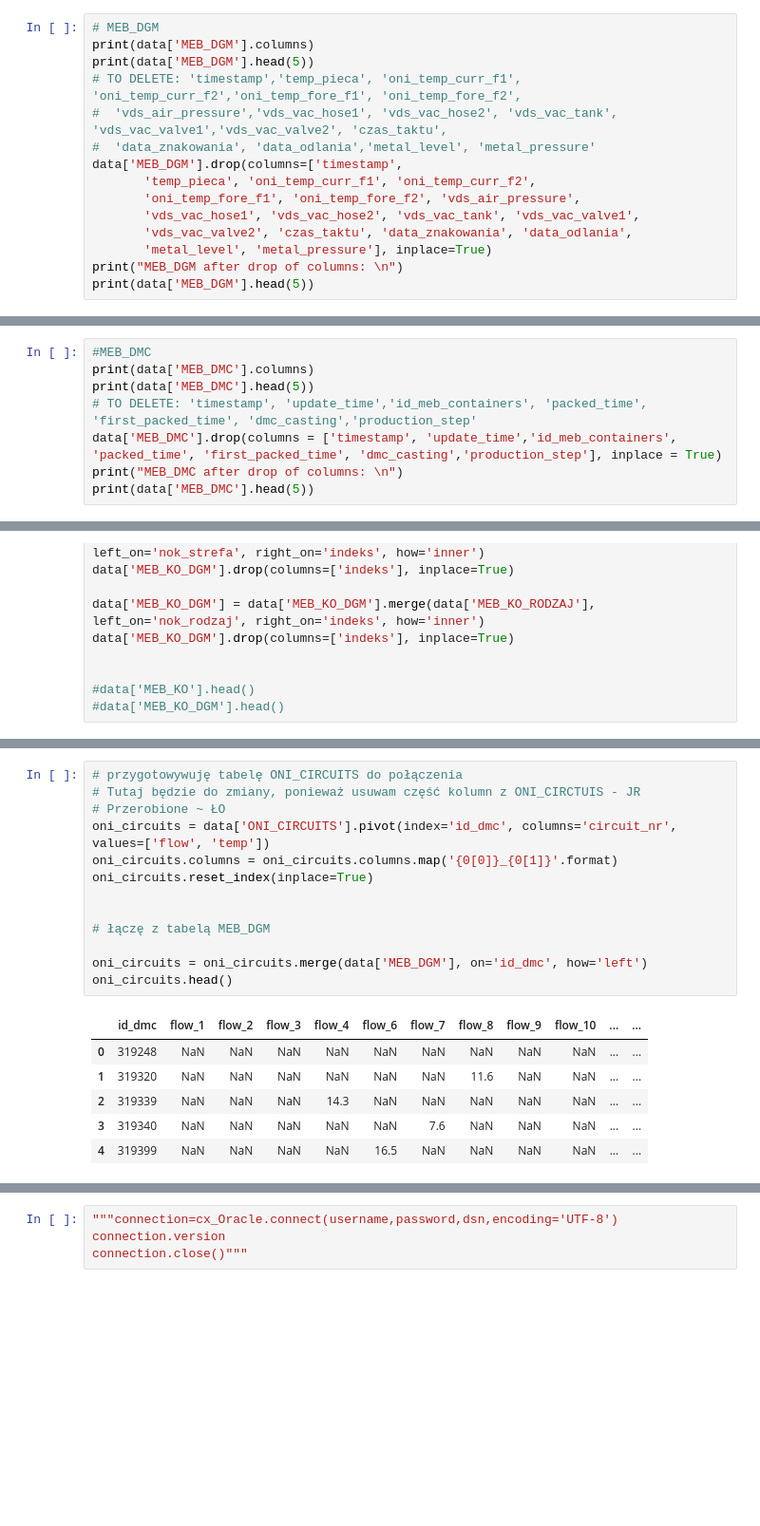
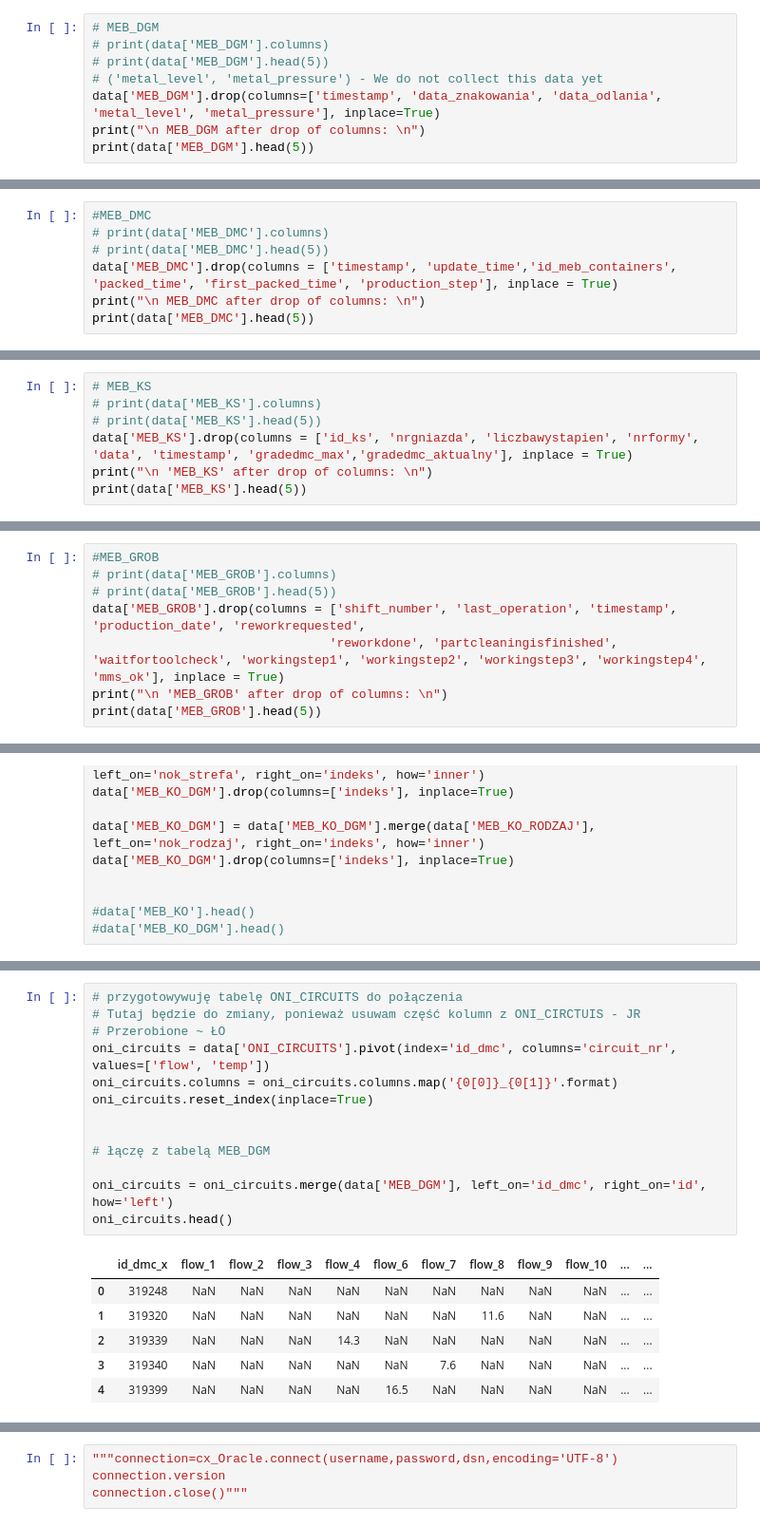
Before and after one commit to kubas99x/predict_quality_of_car_parts, a Jupyter notebook: src/oracle_connection.ipynb, the cells around one changed output, grey strips where cells are left out. Shown at 95% size. Saved outputs shown, nothing was run; the diff lists cells and outputs as text; blank space fills up the shorter version.

Commit message:
Connecting tables

```diff
--- a/src/oracle_connection.ipynb
+++ b/src/oracle_connection.ipynb
@@ -61,16 +56,9 @@ print(data['ONI_CIRCUITS'].head())
 # %%
 # MEB_DGM
-print(data['MEB_DGM'].columns)
+# print(data['MEB_DGM'].columns)
+# print(data['MEB_DGM'].head(5))
+# ('metal_level', 'metal_pressure') - We do not collect this data yet
+data['MEB_DGM'].drop(columns=['timestamp', 'data_znakowania', 'data_odlania', 'metal_level', 'metal_pressure'], inplace=True)
+print("\n MEB_DGM after drop of columns: \n")
 print(data['MEB_DGM'].head(5))
-# TO DELETE: 'timestamp','temp_pieca', 'oni_temp_curr_f1', 'oni_temp_curr_f2','oni_temp_fore_f1', 'oni_temp_fore_f2',
-#  'vds_air_pressure','vds_vac_hose1', 'vds_vac_hose2', 'vds_vac_tank', 'vds_vac_valve1','vds_vac_valve2', 'czas_taktu',
-#  'data_znakowania', 'data_odlania','metal_level', 'metal_pressure'
-data['MEB_DGM'].drop(columns=['timestamp',
-       'temp_pieca', 'oni_temp_curr_f1', 'oni_temp_curr_f2',
-       'oni_temp_fore_f1', 'oni_temp_fore_f2', 'vds_air_pressure',
-       'vds_vac_hose1', 'vds_vac_hose2', 'vds_vac_tank', 'vds_vac_valve1',
-       'vds_vac_valve2', 'czas_taktu', 'data_znakowania', 'data_odlania',
-       'metal_level', 'metal_pressure'], inplace=True)
-print("MEB_DGM after drop of columns: \n")
-print(data['MEB_DGM'].head(5))
 # %% [output]
@@ -94,9 +82,8 @@ Index(['id', 'dmc', 'nr_dgm', 'status', 'czas_fazy_1', 'czas_fazy_2',
 # %%
 #MEB_DMC
-print(data['MEB_DMC'].columns)
+# print(data['MEB_DMC'].columns)
+# print(data['MEB_DMC'].head(5))
+data['MEB_DMC'].drop(columns = ['timestamp', 'update_time','id_meb_containers', 'packed_time', 'first_packed_time', 'production_step'], inplace = True)
+print("\n MEB_DMC after drop of columns: \n")
 print(data['MEB_DMC'].head(5))
-# TO DELETE: 'timestamp', 'update_time','id_meb_containers', 'packed_time', 'first_packed_time', 'dmc_casting','production_step'
-data['MEB_DMC'].drop(columns = ['timestamp', 'update_time','id_meb_containers', 'packed_time', 'first_packed_time', 'dmc_casting','production_step'], inplace = True)
-print("MEB_DMC after drop of columns: \n")
-print(data['MEB_DMC'].head(5))
 # %% [output]
@@ -169,3 +141,10 @@ Index(['id_ko', 'id_dmc', 'nok_strefa', 'nok_rodzaj', 'status_ko',
 2       None    None
 3       None    None
 4       None    None
+# %%
+# MEB_KS
+# print(data['MEB_KS'].columns)
+# print(data['MEB_KS'].head(5))
+data['MEB_KS'].drop(columns = ['id_ks', 'nrgniazda', 'liczbawystapien', 'nrformy', 'data', 'timestamp', 'gradedmc_max','gradedmc_aktualny'], inplace = True)
+print("\n 'MEB_KS' after drop of columns: \n")
+print(data['MEB_KS'].head(5))
@@ -171,0 +167,8 @@ Index(['id_ko', 'id_dmc', 'nok_strefa', 'nok_rodzaj', 'status_ko',
+# %%
+#MEB_GROB
+# print(data['MEB_GROB'].columns)
+# print(data['MEB_GROB'].head(5))
+data['MEB_GROB'].drop(columns = ['shift_number', 'last_operation', 'timestamp', 'production_date', 'reworkrequested',
+                                'reworkdone', 'partcleaningisfinished', 'waitfortoolcheck', 'workingstep1', 'workingstep2', 'workingstep3', 'workingstep4', 'mms_ok'], inplace = True)
+print("\n 'MEB_GROB' after drop of columns: \n")
+print(data['MEB_GROB'].head(5))
@@ -220,18 +241,18 @@ data['MEB_DGM'].head()
 # %%
 # przygotowywuję tabelę ONI_CIRCUITS do połączenia
 # Tutaj będzie do zmiany, ponieważ usuwam część kolumn z ONI_CIRCTUIS - JR
 # Przerobione ~ ŁO
 oni_circuits = data['ONI_CIRCUITS'].pivot(index='id_dmc', columns='circuit_nr', values=['flow', 'temp'])
 oni_circuits.columns = oni_circuits.columns.map('{0[0]}_{0[1]}'.format)
 oni_circuits.reset_index(inplace=True)
 
 
 # łączę z tabelą MEB_DGM
 
-oni_circuits = oni_circuits.merge(data['MEB_DGM'], on='id_dmc', how='left')
+oni_circuits = oni_circuits.merge(data['MEB_DGM'], left_on='id_dmc', right_on='id', how='left')
 oni_circuits.head()
 # %% [output]
-|  | id_dmc | flow_1 | flow_2 | flow_3 | flow_4 | flow_6 | flow_7 | flow_8 | flow_9 | flow_10 | ... | ... |
+|  | id_dmc_x | flow_1 | flow_2 | flow_3 | flow_4 | flow_6 | flow_7 | flow_8 | flow_9 | flow_10 | ... | ... |
 | 0 | 319248 | NaN | NaN | NaN | NaN | NaN | NaN | NaN | NaN | NaN | ... | ... |
 | 1 | 319320 | NaN | NaN | NaN | NaN | NaN | NaN | 11.6 | NaN | NaN | ... | ... |
 | 2 | 319339 | NaN | NaN | NaN | 14.3 | NaN | NaN | NaN | NaN | NaN | ... | ... |
```
Also changed, not shown: parts of 16 cells of this notebook.
